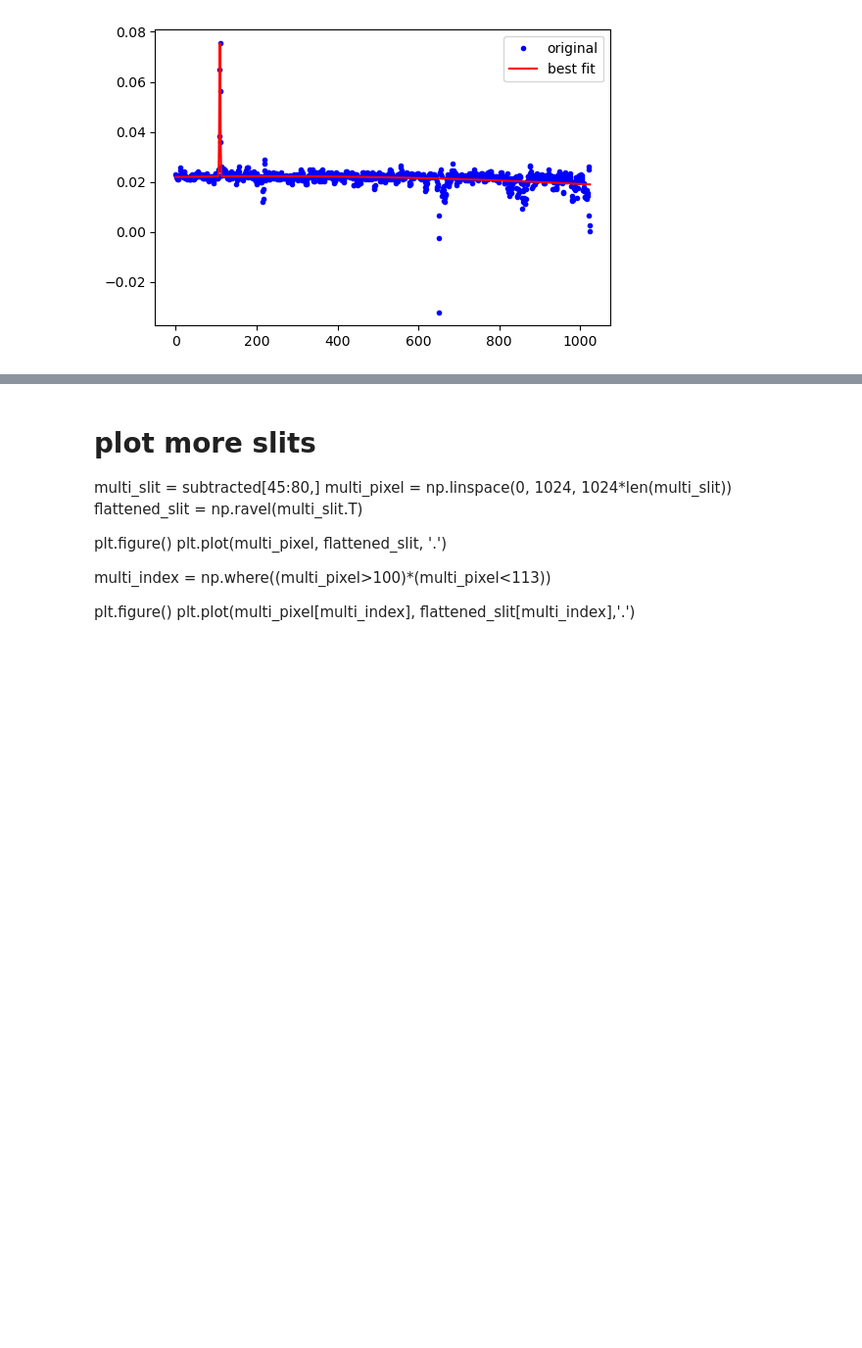
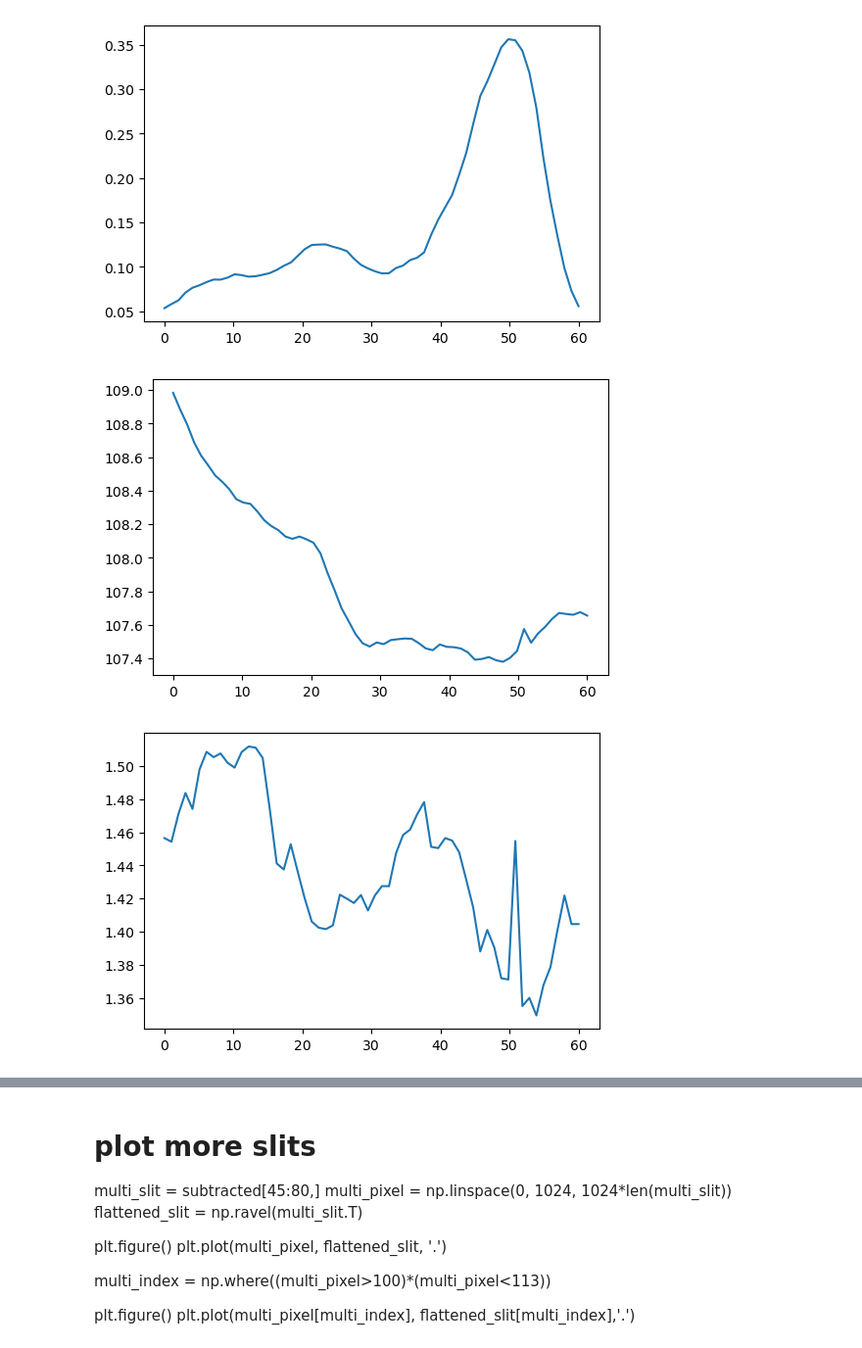
Before and after one commit to ruoyanwangdr/Dynamics-of-Jovian-Infrared-Auroral-Ionosphere-and-Thermosphere, a Jupyter notebook: h3p.ipynb, the cells around one changed output, grey strips where cells are left out. Shown at 98% size. Cells and saved outputs as stored; diff of their text form; code cells hidden in the pictures; blank space fills up the shorter version.

```diff
--- a/h3p.ipynb
+++ b/h3p.ipynb
@@ -88,20 +160,4 @@ index = np.where((pixel>90)*(pixel<140))
 # %%
-def normalize(data):
-    return (data - np.min(data)) / (np.max(data) - np.min(data))
-
-#normalized = normalize(selected_slit)
-#normalized = normalization(selected_slit[index])
-#normalized = normalization(flattened_slit[multi_index])
-
-x = pixel
-#x = pixel[index]
-#x = multi_pixel[multi_index]
-y = selected_slit
-
-#def gaussian(x, amp, mu, fwhm):
-#    sig = fwhm / (2*np.sqrt(2*np.log(2)))
-#    return amp * np.exp(-np.power(x - mu, 2.) / (2 * np.power(sig, 2.)))
-
 # guassian function credit to pen and pants IDL's Gaussfit in Python
 def gaussian_fit(x, a0, a1, a2, a3, a4, a5):
     """
@@ -125,18 +181,57 @@ gmodel = Model(gaussian_fit)
 #print('parameter names: {}'.format(gmodel.param_names))
 #print('independent variables: {}'.format(gmodel.independent_vars))
 
-params = gmodel.make_params(a0=0.06, a1=107, a2=2, a3=0.1, a4=0, a5=0)
+params = gmodel.make_params(a0=1, a1=107, a2=2, a3=0.1, a4=0, a5=0)
 #params = gmodel.make_params(g1_a0=1.0, g1_a1=107, g1_a2=2, g1_a3=0.1, g1_a4=0, g1_a5=0,
 #                            g2_a0=0.3, g2_a1=554, g2_a2=2, g2_a3=0.1, g2_a4=0, g2_a5=0)
-result = gmodel.fit(y, params, x=x)
+#result = gmodel.fit(y, params, x=x)
 
-print(result.fit_report())
+#print(result.fit_report())
 
+#plt.figure(dpi=100)
+#plt.plot(pixel[index], normalized, 'g-', label='original curve')
+#plt.plot(x, y,'b.', label='original')
+#plt.plot(x, result.init_fit, 'k--', label='initial fit')
+#plt.plot(x, result.best_fit, 'r-', label='best fit')
+#plt.xlim(550, 580)
+#plt.legend(loc='best')
+#plt.show()
+x = pixel
+
+a0_all_slit = []
+a1_all_slit = []
+a2_all_slit = []
+a3_all_slit = []
+a4_all_slit = []
+a5_all_slit = []
+
+for i in range(60):
+    y = sky_subtracted[i+40]
+    all_slit_result = gmodel.fit(y, params, x=x)
+    a0_all_slit.append(all_slit_result.best_values.get('a0'))
+    a1_all_slit.append(all_slit_result.best_values.get('a1'))
+    a2_all_slit.append(all_slit_result.best_values.get('a2'))
+    a3_all_slit.append(all_slit_result.best_values.get('a3'))
+    a4_all_slit.append(all_slit_result.best_values.get('a4'))
+    a5_all_slit.append(all_slit_result.best_values.get('a5'))
+a0_all_slit_array = np.array(a0_all_slit)
+a1_all_slit_array = np.array(a1_all_slit)
+a2_all_slit_array = np.array(a2_all_slit)
+a3_all_slit_array = np.array(a3_all_slit)
+a4_all_slit_array = np.array(a4_all_slit)
+a5_all_slit_array = np.array(a5_all_slit)
+
+pixel_all_slit = np.linspace(0, len(a0_all_slit_array), len(a0_all_slit_array))
 plt.figure(dpi=100)
-plt.plot(x, y,'b.', label='original')
-#plt.plot(x, result.init_fit, 'k--', label='initial fit')
-plt.plot(x, result.best_fit, 'r-', label='best fit')
-#plt.xlim(100, 200)
-plt.legend(loc='best')
-plt.show()
+plt.plot(pixel_all_slit, a0_all_slit_array)
+plt.figure(dpi=100)
+plt.plot(pixel_all_slit, a1_all_slit_array)
+plt.figure(dpi=100)
+plt.plot(pixel_all_slit, a2_all_slit_array)
+plt.figure(dpi=100)
+plt.plot(pixel_all_slit, a3_all_slit_array)
+plt.figure(dpi=100)
+plt.plot(pixel_all_slit, a4_all_slit_array)
+plt.figure(dpi=100)
+plt.plot(pixel_all_slit, a5_all_slit_array)
 # %% [output]
@@ -160 +239,3 @@ plt.show()
-[figure, old version]
+[figure, new version]
+[figure, added]
+[figure, added]
```
Also changed, not shown: parts of 6 cells of this notebook.
